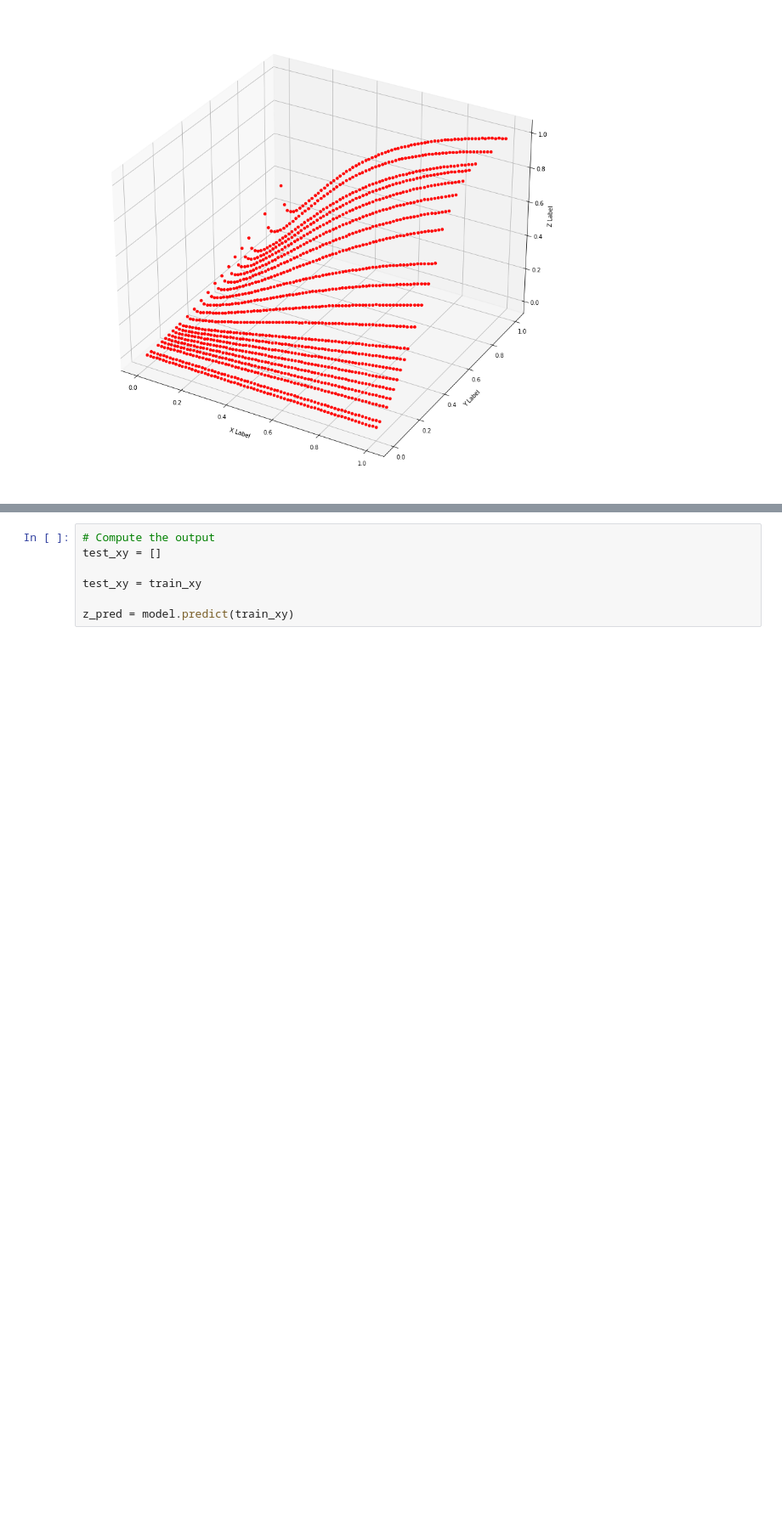
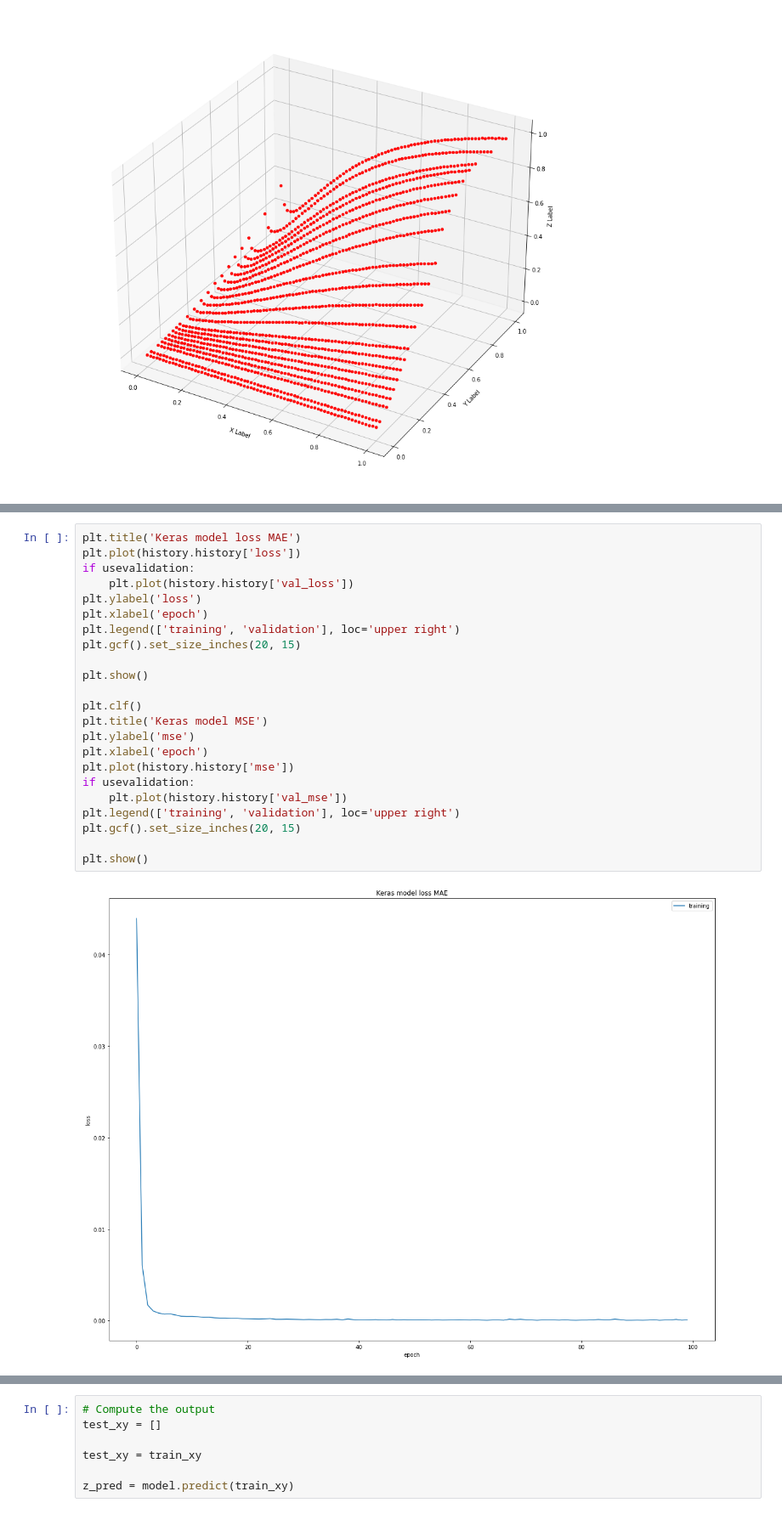
Before and after one commit to lstorchi/CurveFittingML, a Jupyter notebook: fittingviaNN_2D.ipynb, the cells around one changed output, grey strips where cells are left out. Shown at 85% size. Drawn from its saved outputs; the diff is of its cells as text; blank space fills up the shorter version.

```diff
--- a/fittingviaNN_2D.ipynb
+++ b/fittingviaNN_2D.ipynb
@@ -213,0 +226,25 @@ Epoch 100/100
+# %%
+plt.title('Keras model loss MAE')
+plt.plot(history.history['loss'])
+if usevalidation:
+    plt.plot(history.history['val_loss'])
+plt.ylabel('loss')
+plt.xlabel('epoch')
+plt.legend(['training', 'validation'], loc='upper right')
+plt.gcf().set_size_inches(20, 15)
+
+plt.show()
+
+plt.clf()
+plt.title('Keras model MSE')
+plt.ylabel('mse')
+plt.xlabel('epoch')
+plt.plot(history.history['mse'])
+if usevalidation:
+    plt.plot(history.history['val_mse'])
+plt.legend(['training', 'validation'], loc='upper right')
+plt.gcf().set_size_inches(20, 15)
+
+plt.show()
+# %% [output]
+[figure, added]
```
Also changed, not shown: parts of 6 cells of this notebook.
